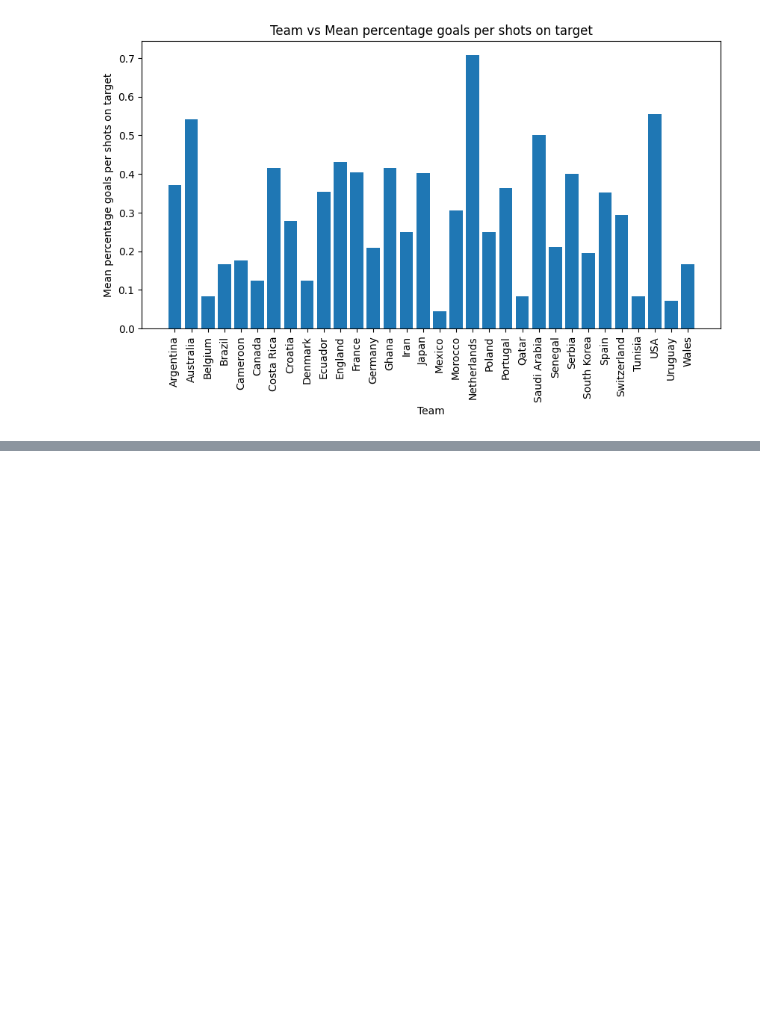
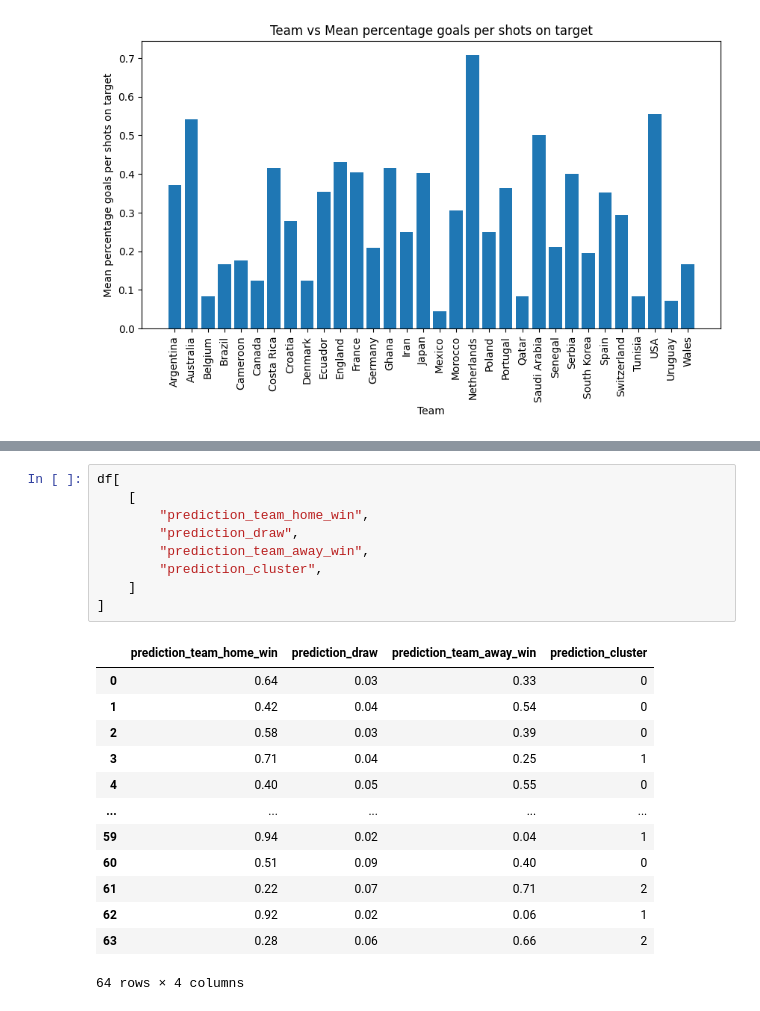
Before and after one commit to caiocmb7/projetos, a Jupyter notebook: ML&AI/world cup 2022/worldcup_eda.ipynb, the cells around one changed output, grey strips where cells are left out. Drawn from its saved outputs; the diff is of its cells as text; blank space fills up the shorter version.

```diff
--- a/ML&AI/world cup 2022/worldcup_eda.ipynb
+++ b/ML&AI/world cup 2022/worldcup_eda.ipynb
@@ -800,0 +869,23 @@ plt.show()
+# %%
+df[
+    [
+        "prediction_team_home_win",
+        "prediction_draw",
+        "prediction_team_away_win",
+        "prediction_cluster",
+    ]
+]
+# %% [output]
+|  | prediction_team_home_win | prediction_draw | prediction_team_away_win | prediction_cluster |
+| 0 | 0.64 | 0.03 | 0.33 | 0 |
+| 1 | 0.42 | 0.04 | 0.54 | 0 |
+| 2 | 0.58 | 0.03 | 0.39 | 0 |
+| 3 | 0.71 | 0.04 | 0.25 | 1 |
+| 4 | 0.40 | 0.05 | 0.55 | 0 |
+| ... | ... | ... | ... | ... |
+| 59 | 0.94 | 0.02 | 0.04 | 1 |
+| 60 | 0.51 | 0.09 | 0.40 | 0 |
+| 61 | 0.22 | 0.07 | 0.71 | 2 |
+| 62 | 0.92 | 0.02 | 0.06 | 1 |
+| 63 | 0.28 | 0.06 | 0.66 | 2 |
+64 rows × 4 columns
```
Also changed, not shown: parts of 11 cells of this notebook.
